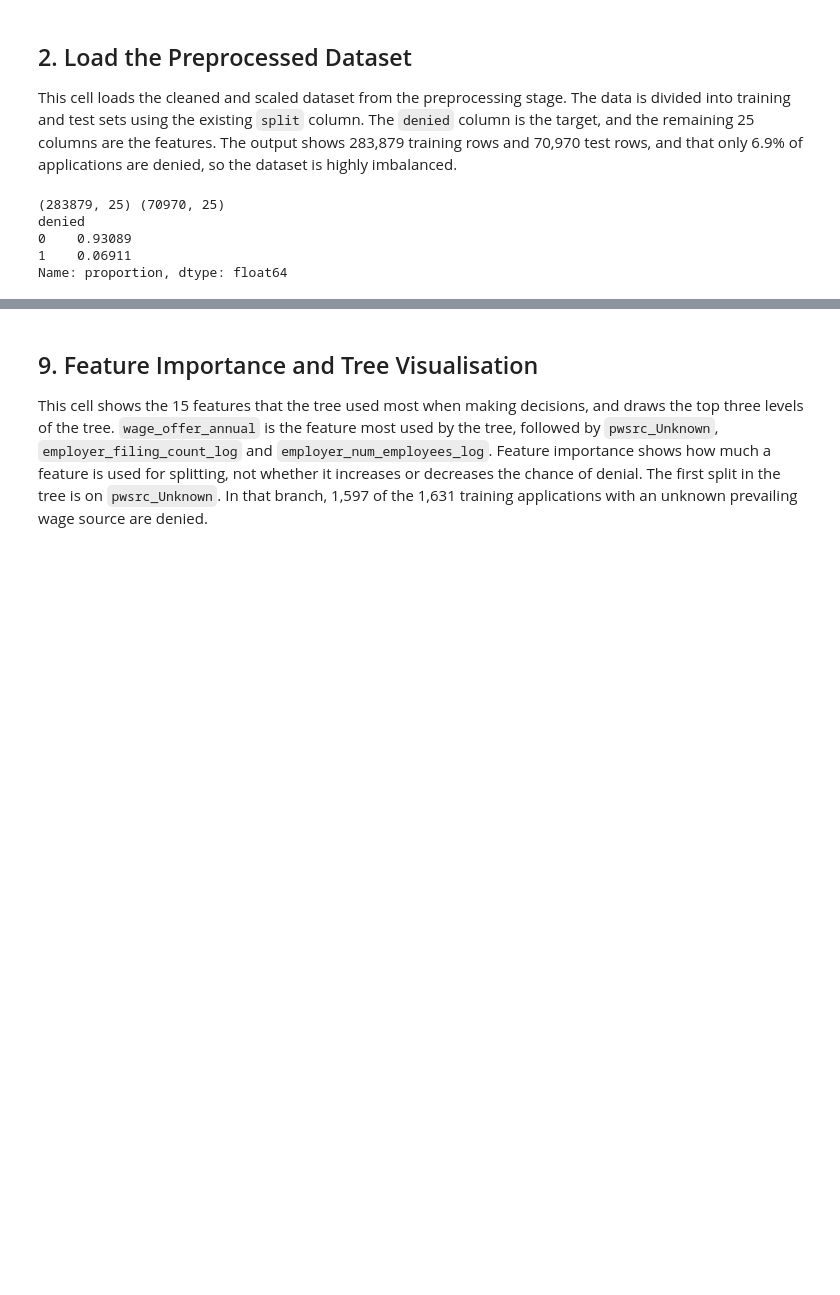
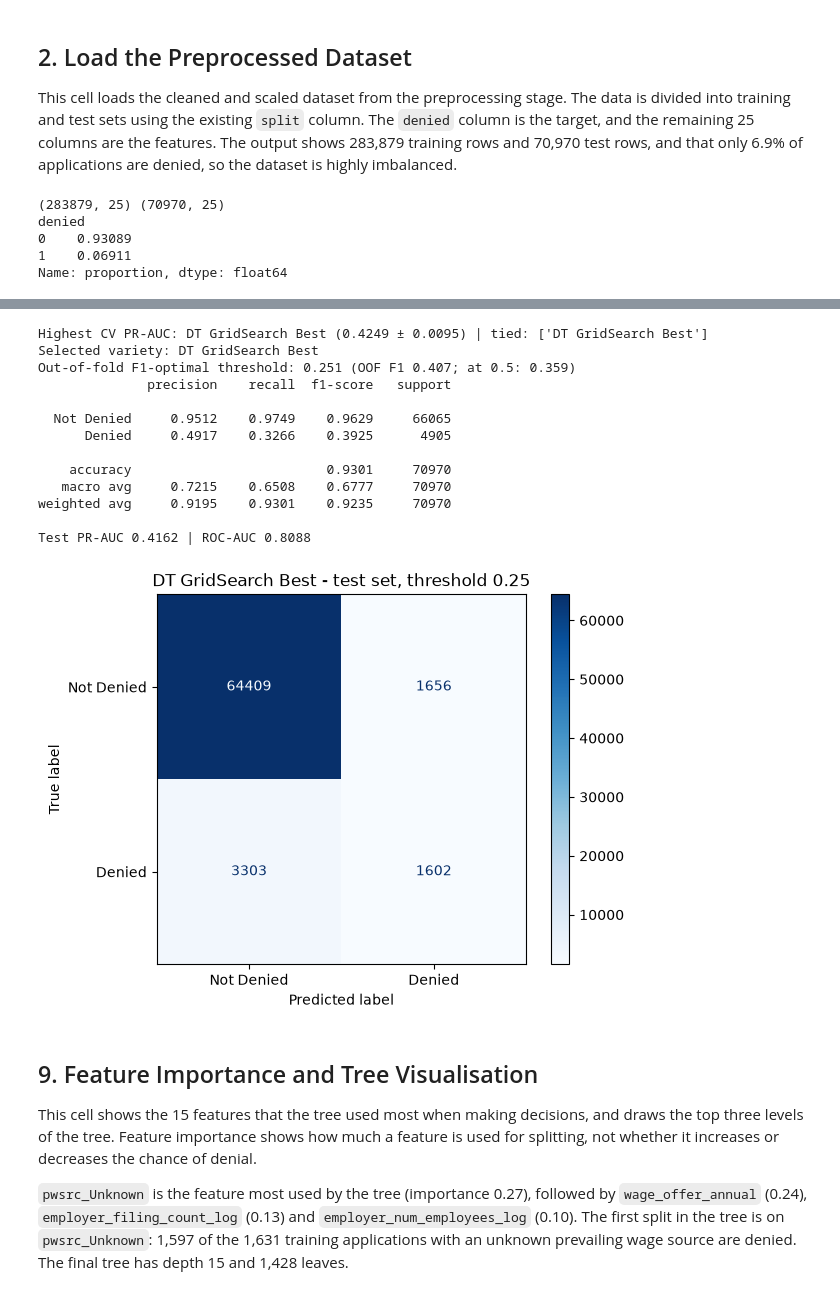
Before and after one commit to Jathushan1/us_prem_visa, a Jupyter notebook: notebooks/IT25101547_DecisionTree.ipynb, the cells around one changed output, grey strips where cells are left out. Cells and saved outputs as stored; diff of their text form; code cells hidden in the pictures; blank space fills up the shorter version.

```diff
--- a/notebooks/IT25101547_DecisionTree.ipynb
+++ b/notebooks/IT25101547_DecisionTree.ipynb
@@ -165,5 +174,44 @@ weighted avg       0.92      0.93      0.92     70970
+# %%
+cand = res.sort_values('PR-AUC', ascending=False)
+top = cand.iloc[0]
+tied = cand[cand['PR-AUC'] >= top['PR-AUC'] - top['PR-AUC std']]['Model'].tolist()
+best_name = 'DT GridSearch Best' if 'DT GridSearch Best' in tied else top['Model']
+print(f"Highest CV PR-AUC: {top['Model']} ({top['PR-AUC']:.4f} ± {top['PR-AUC std']:.4f}) | tied: {tied}")
+print('Selected variety:', best_name)
+
+oof = cross_val_predict(models[best_name], X_train, y_train, cv=cv, method='predict_proba', n_jobs=-1)[:, 1]
+p, r, t = precision_recall_curve(y_train, oof)
+f1s = 2 * p[:-1] * r[:-1] / np.clip(p[:-1] + r[:-1], 1e-12, None)
+THRESHOLD = float(t[np.argmax(f1s)])
+print(f'Out-of-fold F1-optimal threshold: {THRESHOLD:.3f} (OOF F1 {f1s.max():.3f}; at 0.5: {f1_score(y_train, (oof >= 0.5).astype(int)):.3f})')
+
+best = models[best_name].fit(X_train, y_train)
+prob = best.predict_proba(X_test)[:, 1]
+pred = (prob >= THRESHOLD).astype(int)
+print(classification_report(y_test, pred, target_names=['Not Denied', 'Denied'], digits=4))
+print(f'Test PR-AUC {average_precision_score(y_test, prob):.4f} | ROC-AUC {roc_auc_score(y_test, prob):.4f}')
+
+ConfusionMatrixDisplay.from_predictions(y_test, pred, display_labels=['Not Denied', 'Denied'], cmap='Blues')
+plt.title(f'{best_name} - test set, threshold {THRESHOLD:.2f}')
+plt.show()
+# %% [output]
+Highest CV PR-AUC: DT GridSearch Best (0.4249 ± 0.0095) | tied: ['DT GridSearch Best']
+Selected variety: DT GridSearch Best
+Out-of-fold F1-optimal threshold: 0.251 (OOF F1 0.407; at 0.5: 0.359)
+              precision    recall  f1-score   support
+
+  Not Denied     0.9512    0.9749    0.9629     66065
+      Denied     0.4917    0.3266    0.3925      4905
+
+    accuracy                         0.9301     70970
+   macro avg     0.7215    0.6508    0.6777     70970
+weighted avg     0.9195    0.9301    0.9235     70970
+
+Test PR-AUC 0.4162 | ROC-AUC 0.8088
+[figure, added]
 # %% [markdown]
 ## 9. Feature Importance and Tree Visualisation
-This cell shows the 15 features that the tree used most when making decisions, and draws the top three levels of the tree. `wage_offer_annual` is the feature most used by the tree, followed by `pwsrc_Unknown`, `employer_filing_count_log` and `employer_num_employees_log`. Feature importance shows how much a feature is used for splitting, not whether it increases or decreases the chance of denial. The first split in the tree is on `pwsrc_Unknown`. In that branch, 1,597 of the 1,631 training applications with an unknown prevailing wage source
-are denied.
+This cell shows the 15 features that the tree used most when making decisions, and draws the top three levels of the tree. Feature importance shows how much a feature is used for splitting, not whether it increases or decreases the chance of denial.
+
+`pwsrc_Unknown` is the feature most used by the tree (importance 0.27), followed by `wage_offer_annual` (0.24), `employer_filing_count_log` (0.13) and `employer_num_employees_log` (0.10). The first split in the tree is on `pwsrc_Unknown`: 1,597 of the 1,631 training applications with an unknown prevailing wage source are denied. The final tree has depth 15 and 1,428 leaves.
 # %%
```
Also changed, not shown: parts of 22 cells of this notebook, 6 other files.
